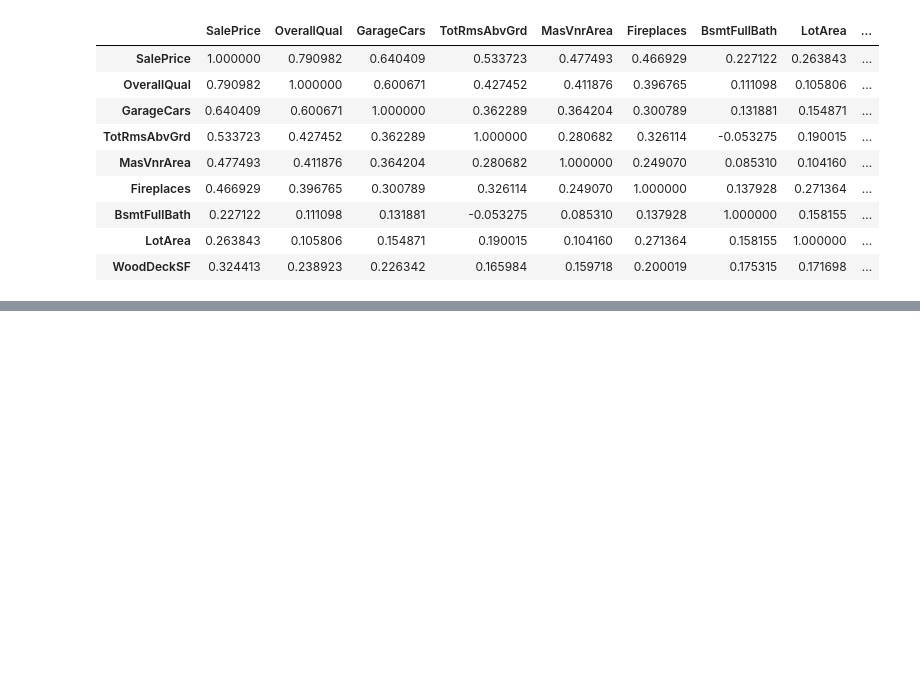
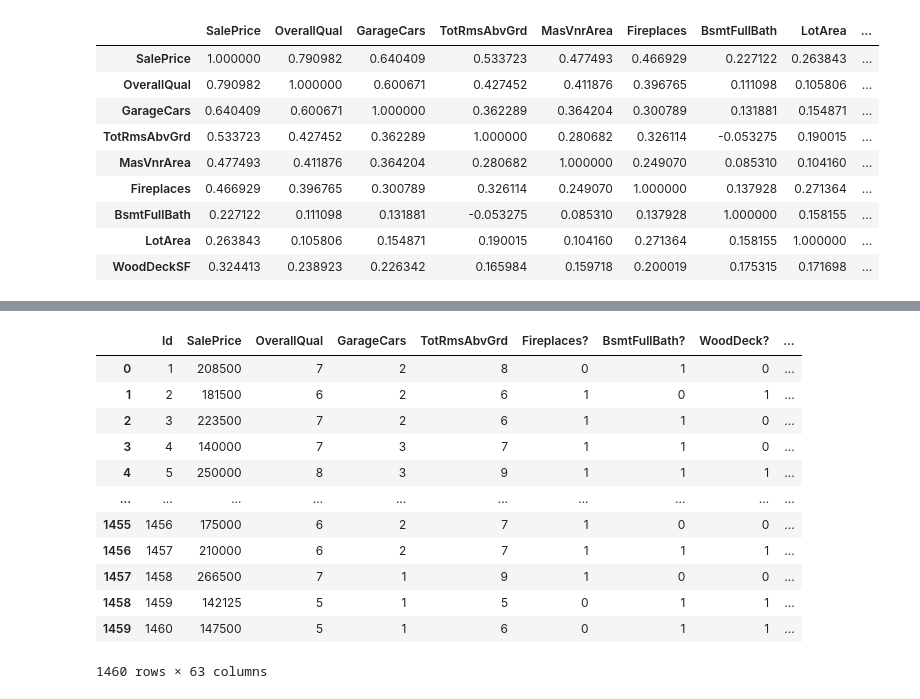
Before and after one commit to FelipeAvila2/ML-House-prices-Advanced-Regression, a Jupyter notebook: main.ipynb, the cells around one changed output, grey strips where cells are left out. Saved outputs shown, nothing was run; the diff lists cells and outputs as text; code cells hidden in the pictures; blank space fills up the shorter version.

```diff
--- a/main.ipynb
+++ b/main.ipynb
@@ -559,0 +590,13 @@ data[['SalePrice', 'OverallQual', 'GarageCars','TotRmsAbvGrd', 'Fireplaces?', 'B
+# %%
+# we are going to group by finished/unfinished and the split ones
+# because the data is not very balanced
+
+def housestyle(row):
+    if row in ['1.5Unf','2.5Unf']:
+        return 'Unfinished'
+    elif row in ['1Story','1.5Fin','2Story','2.5Fin']:
+        return 'Finished'
+    else:
+        return 'Split'
+# %%
+categoricalfeat['HouseStyle'] = categoricalfeat['HouseStyle'].apply(housestyle)
@@ -559,0 +618,4 @@ data[['SalePrice', 'OverallQual', 'GarageCars','TotRmsAbvGrd', 'Fireplaces?', 'B
+# %%
+# we are going to one-hot-encode the categorical features so our algorithm can understand them
+
+categoricalfeat_dummies = pd.get_dummies(data=categoricalfeat, columns=['Neighborhood', 'HouseStyle', 'MasVnrType', 'Foundation', 'KitchenQual', 'Functional', 'SaleCondition'])
@@ -559,0 +647,16 @@ data[['SalePrice', 'OverallQual', 'GarageCars','TotRmsAbvGrd', 'Fireplaces?', 'B
+# %%
+data_eng
+# %% [output]
+|  | Id | SalePrice | OverallQual | GarageCars | TotRmsAbvGrd | Fireplaces? | BsmtFullBath? | WoodDeck? | ... |
+| 0 | 1 | 208500 | 7 | 2 | 8 | 0 | 1 | 0 | ... |
+| 1 | 2 | 181500 | 6 | 2 | 6 | 1 | 0 | 1 | ... |
+| 2 | 3 | 223500 | 7 | 2 | 6 | 1 | 1 | 0 | ... |
+| 3 | 4 | 140000 | 7 | 3 | 7 | 1 | 1 | 0 | ... |
+| 4 | 5 | 250000 | 8 | 3 | 9 | 1 | 1 | 1 | ... |
+| ... | ... | ... | ... | ... | ... | ... | ... | ... | ... |
+| 1455 | 1456 | 175000 | 6 | 2 | 7 | 1 | 0 | 0 | ... |
+| 1456 | 1457 | 210000 | 6 | 2 | 7 | 1 | 1 | 1 | ... |
+| 1457 | 1458 | 266500 | 7 | 1 | 9 | 1 | 0 | 0 | ... |
+| 1458 | 1459 | 142125 | 5 | 1 | 5 | 0 | 1 | 1 | ... |
+| 1459 | 1460 | 147500 | 5 | 1 | 6 | 0 | 1 | 1 | ... |
+1460 rows × 63 columns
```
Also changed, not shown: parts of 30 cells of this notebook.
